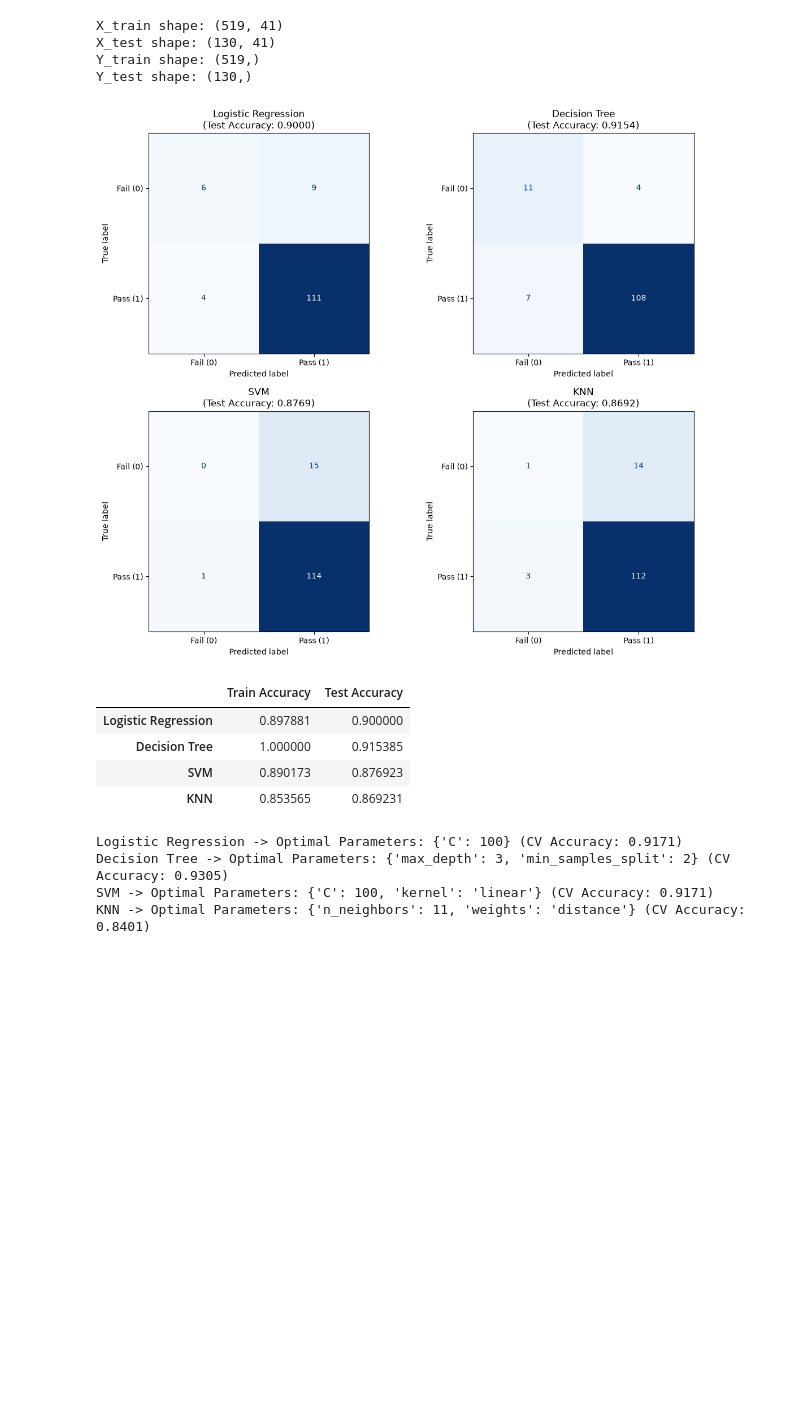
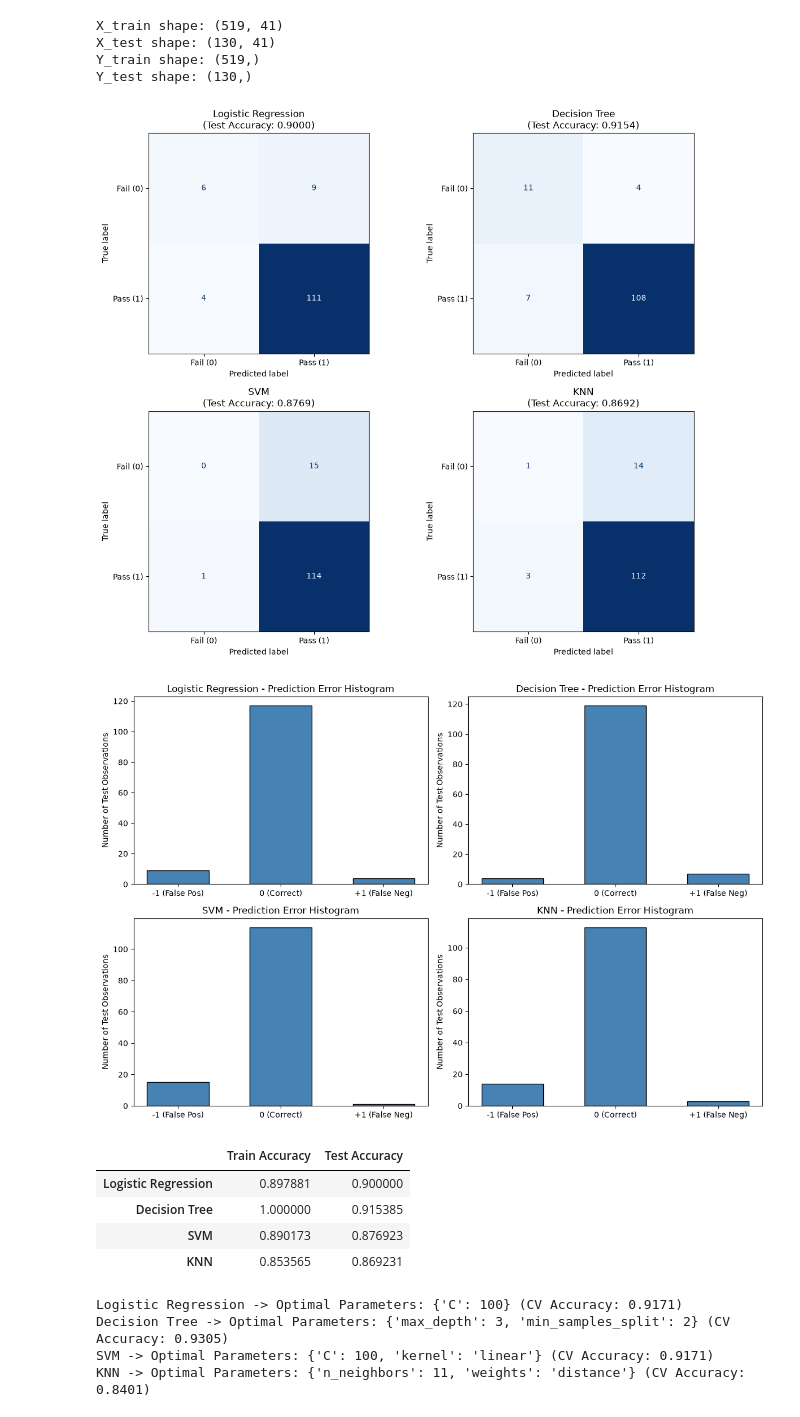
Before and after one commit to azelarabchakour/Data-science-assignments, a Jupyter notebook: Assignment-1/Code/Problem1-Classification.ipynb, the cells around one changed output. Saved outputs shown, nothing was run; the diff lists cells and outputs as text; code cells hidden in the pictures; blank space fills up the shorter version.

```diff
--- a/Assignment-1/Code/Problem1-Classification.ipynb
+++ b/Assignment-1/Code/Problem1-Classification.ipynb
@@ -15,7 +15,7 @@ from sklearn.neighbors import KNeighborsClassifier
 from sklearn.metrics import accuracy_score, confusion_matrix, ConfusionMatrixDisplay
 # %%
 #1) Read the data from your individual variant into the Python notebook.
-data = pd.read_excel("10_Student_Performance.xlsx")
+data = pd.read_excel("10_Student_Performance.xlsx", sheet_name='student-por.csv')
 # %%
 #2) Output the main information (number of variables, number of instances).
 data.info()
@@ -219,33 +244,51 @@ accuracy_results = {}
 fig, axes = plt.subplots(2, 2, figsize=(12, 10))
 axes = axes.flatten()
 
 for i, (name, model) in enumerate(models.items()):
     model.fit(X_train_scaled, Y_train)
 
     train_pred = model.predict(X_train_scaled)
     test_pred = model.predict(X_test_scaled)
 
     train_acc = accuracy_score(Y_train, train_pred)
     test_acc = accuracy_score(Y_test, test_pred)
 
     accuracy_results[name] = {
         'Train Accuracy': train_acc,
         'Test Accuracy': test_acc
     }
 
     cm = confusion_matrix(Y_test, test_pred)
     disp = ConfusionMatrixDisplay(confusion_matrix=cm, display_labels=['Fail (0)', 'Pass (1)'])
     disp.plot(ax=axes[i], cmap='Blues', colorbar=False)
     axes[i].set_title(f"{name}\n(Test Accuracy: {test_acc:.4f})")
 
 plt.tight_layout()
 plt.show()
 
+# Construct prediction errors histograms for each of the models
+fig, axes = plt.subplots(2, 2, figsize=(12, 8))
+axes = axes.flatten()
+
+for i, (name, model) in enumerate(models.items()):
+    test_pred = model.predict(X_test_scaled)
+    errors = Y_test - test_pred  # 0 = Correct, -1 = False Positive, +1 = False Negative
+    axes[i].hist(errors, bins=[-1.5, -0.5, 0.5, 1.5], rwidth=0.6, color='steelblue', edgecolor='black')
+    axes[i].set_xticks([-1, 0, 1])
+    axes[i].set_xticklabels(['-1 (False Pos)', '0 (Correct)', '+1 (False Neg)'])
+    axes[i].set_title(f"{name} - Prediction Error Histogram")
+    axes[i].set_ylabel("Number of Test Observations")
+
+plt.tight_layout()
+plt.show()
+
+
 # Output DataFrame: rows = models, 2 columns = Train Accuracy and Test Accuracy
 accuracy_df = pd.DataFrame(accuracy_results).T
 display(accuracy_df)
 # %% [output]
 [figure]
+[figure, added]
 |  | Train Accuracy | Test Accuracy |
 | Logistic Regression | 0.897881 | 0.900000 |
 | Decision Tree | 1.000000 | 0.915385 |
```
Also changed, not shown: parts of 9 cells of this notebook, 6 other files.
